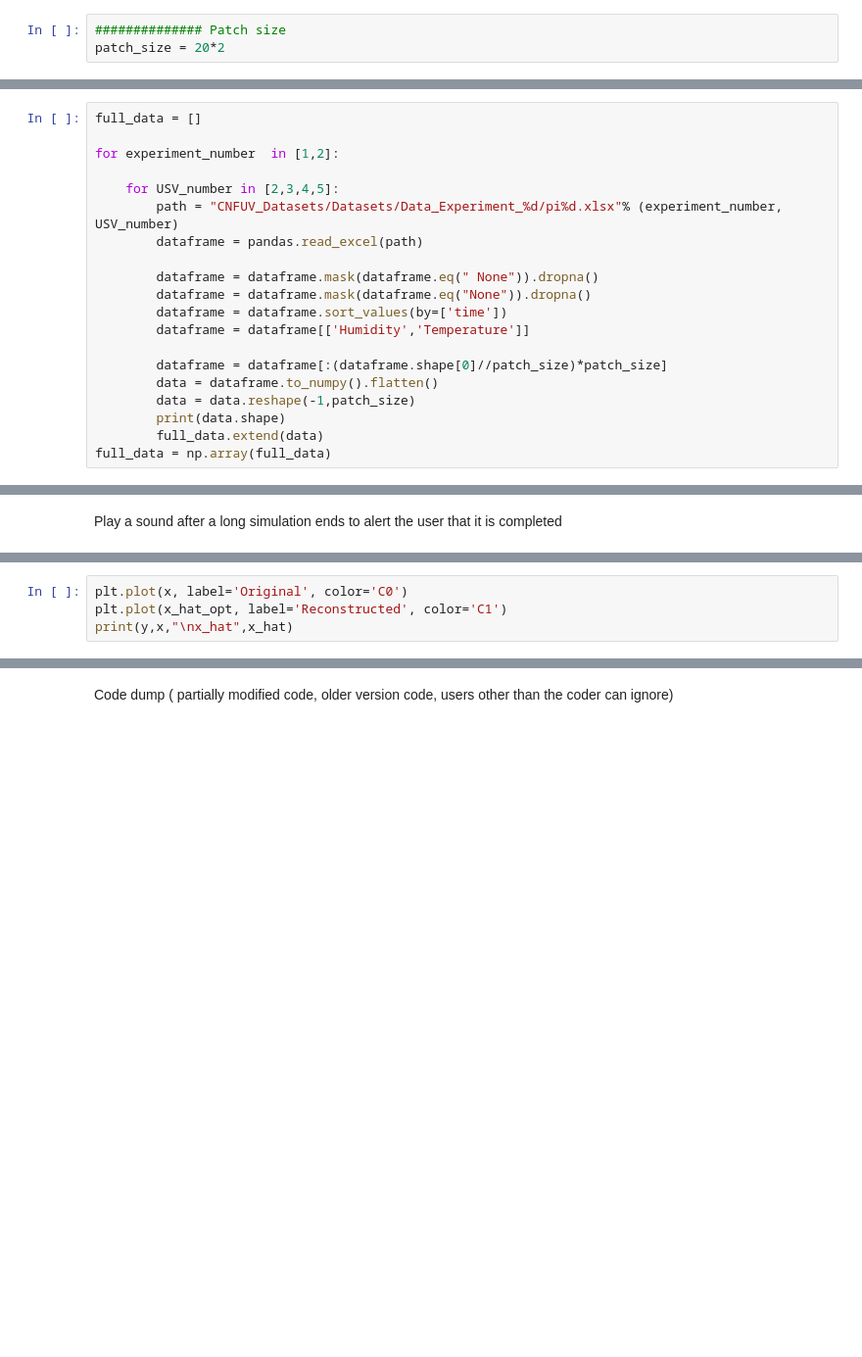
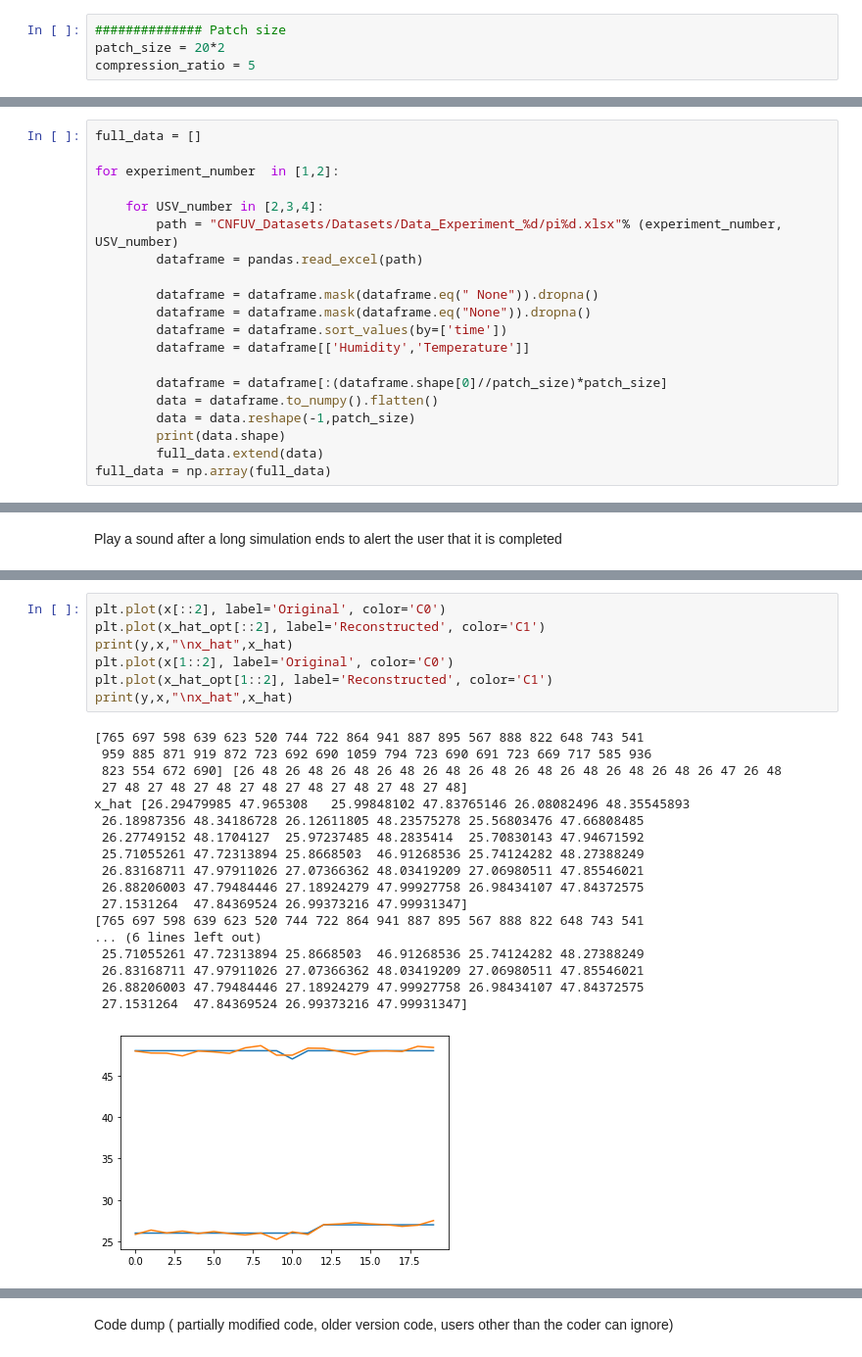
Before and after one commit to sumeetkrm/anomaly-detection, a Jupyter notebook: GNFUV_code_notebook.ipynb, the cells around one changed output, grey strips where cells are left out. Shown at 98% size. Drawn from its saved outputs; the diff is of its cells as text; blank space fills up the shorter version.

```diff
--- a/GNFUV_code_notebook.ipynb
+++ b/GNFUV_code_notebook.ipynb
@@ -100,6 +100,7 @@ The time-series data of GNFUV dataset is arranged in arrays of patches, for patc
 # %%
 ############## Patch size
 patch_size = 20*2
+compression_ratio = 5
 # %% [markdown]
 ### Data preprocessing
 Dataset has some empty values, which we remove. We also sort the dataset by the time, since we would transmit temporally close data.
@@ -108,7 +109,7 @@ full_data = []
 
 for experiment_number  in [1,2]:
 
-    for USV_number in [2,3,4,5]:
+    for USV_number in [2,3,4]:
         path = "CNFUV_Datasets/Datasets/Data_Experiment_%d/pi%d.xlsx"% (experiment_number, USV_number)
         dataframe = pandas.read_excel(path)
 
@@ -213,5 +258,27 @@ freq = 440  # Hz
 winsound.Beep(freq, duration)
 # %%
-plt.plot(x, label='Original', color='C0')
-plt.plot(x_hat_opt, label='Reconstructed', color='C1')
+plt.plot(x[::2], label='Original', color='C0')
+plt.plot(x_hat_opt[::2], label='Reconstructed', color='C1')
 print(y,x,"\nx_hat",x_hat)
+plt.plot(x[1::2], label='Original', color='C0')
+plt.plot(x_hat_opt[1::2], label='Reconstructed', color='C1')
+print(y,x,"\nx_hat",x_hat)
+# %% [output]
+[765 697 598 639 623 520 744 722 864 941 887 895 567 888 822 648 743 541
+ 959 885 871 919 872 723 692 690 1059 794 723 690 691 723 669 717 585 936
+ 823 554 672 690] [26 48 26 48 26 48 26 48 26 48 26 48 26 48 26 48 26 48 26 48 26 47 26 48
+ 27 48 27 48 27 48 27 48 27 48 27 48 27 48 27 48]
+x_hat [26.29479985 47.965308   25.99848102 47.83765146 26.08082496 48.35545893
+ 26.18987356 48.34186728 26.12611805 48.23575278 25.56803476 47.66808485
+ 26.27749152 48.1704127  25.97237485 48.2835414  25.70830143 47.94671592
+ 25.71055261 47.72313894 25.8668503  46.91268536 25.74124282 48.27388249
+ 26.83168711 47.97911026 27.07366362 48.03419209 27.06980511 47.85546021
+ 26.88206003 47.79484446 27.18924279 47.99927758 26.98434107 47.84372575
+ 27.1531264  47.84369524 26.99373216 47.99931347]
+[765 697 598 639 623 520 744 722 864 941 887 895 567 888 822 648 743 541
+... (6 lines left out)
+ 25.71055261 47.72313894 25.8668503  46.91268536 25.74124282 48.27388249
+ 26.83168711 47.97911026 27.07366362 48.03419209 27.06980511 47.85546021
+ 26.88206003 47.79484446 27.18924279 47.99927758 26.98434107 47.84372575
+ 27.1531264  47.84369524 26.99373216 47.99931347]
+[figure, added]
```
Also changed, not shown: parts of 20 cells of this notebook.
